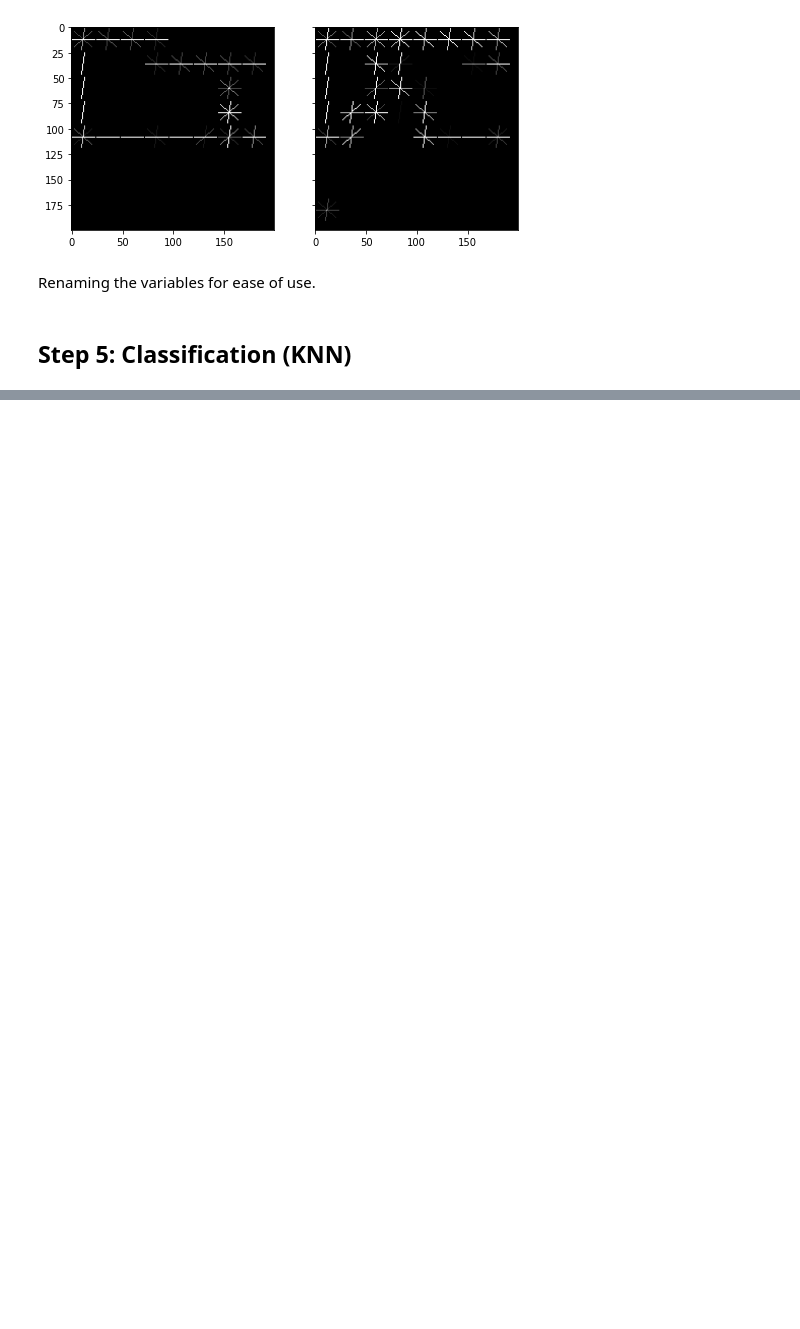
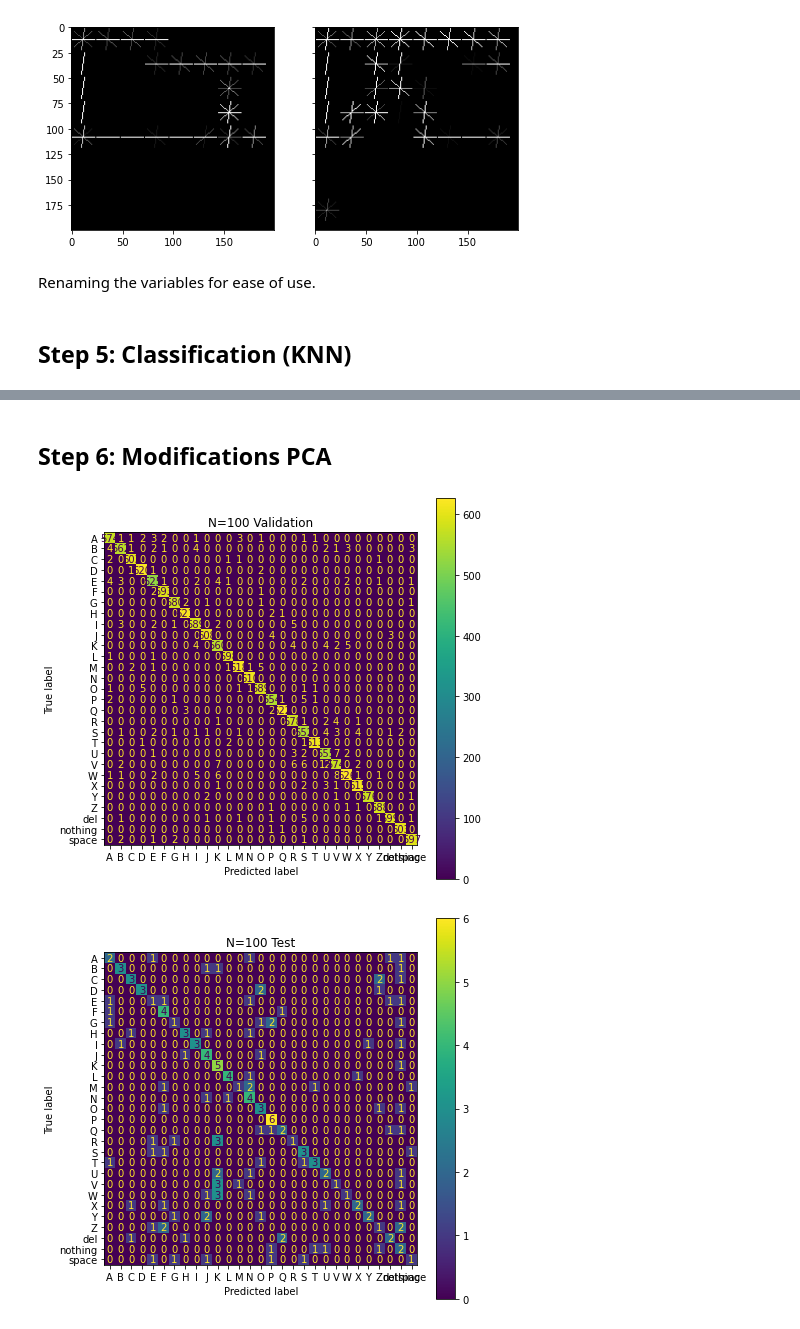
Before and after one commit to elizetran/ensf544_proj2, a Jupyter notebook: knn-canny.ipynb, the cells around one changed output, grey strips where cells are left out. Cells and saved outputs as stored; diff of their text form; code cells hidden in the pictures; blank space fills up the shorter version.

Commit message:
Finished modifications

```diff
--- a/knn-canny.ipynb
+++ b/knn-canny.ipynb
@@ -185,0 +225,39 @@ print(accuracy_score(y_valid, predictions))
+# %% [markdown]
+## Step 6: Modifications PCA
+# %%
+X_pca_train = []
+X_pca_valid = []
+X_pca_test = []
+
+n_values = [100,200,300,400,500]
+
+for n in n_values:
+    pca = PCA(n_components=n).fit(X_train)
+    X_pca_train.append(pca.transform(X_train))
+    X_pca_valid.append(pca.transform(X_valid))
+    X_pca_test.append(pca.transform(X_test))
+# %%
+X_pca_valid_pred = []
+X_pca_test_pred = []
+
+for n in range(0, len(n_values)):
+    nVal = n * 100 + 100
+    nVal = str(nVal)
+
+    clf = KNeighborsClassifier(n_neighbors=1)
+    clf.fit(X_pca_train[n], y_train)
+
+    valid_predictions = clf.predict(X_pca_valid[n])
+    X_pca_valid_pred.append(valid_predictions)
+    fig, ax = plt.subplots(figsize=(7, 7))
+    plt.title('N=' + nVal + " Validation")
+    ConfusionMatrixDisplay.from_predictions(y_valid, valid_predictions, ax=ax)
+
+    test_predictions = clf.predict(X_pca_test[n])
+    fig, ax = plt.subplots(figsize=(7, 7))
+    plt.title('N=' + nVal + " Test")
+    X_pca_test_pred.append(test_predictions)
+    ConfusionMatrixDisplay.from_predictions(y_test, test_predictions, ax=ax)
+# %% [output]
+[figure, added]
+[figure, added]
```
Also changed, not shown: parts of 14 cells of this notebook.
